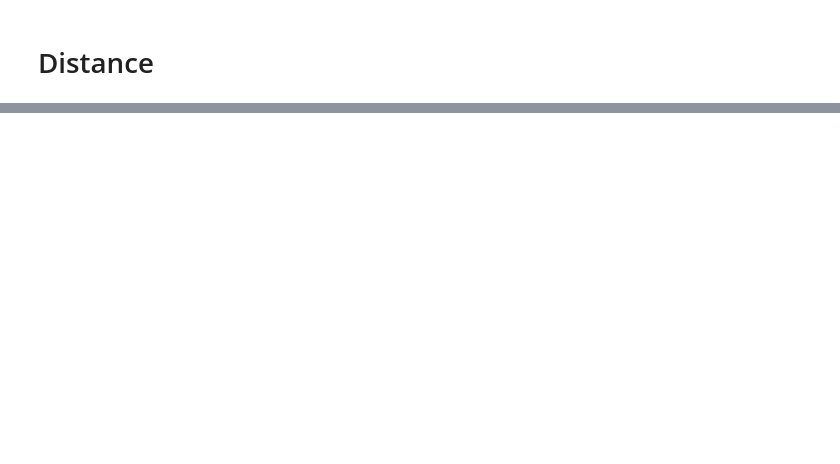
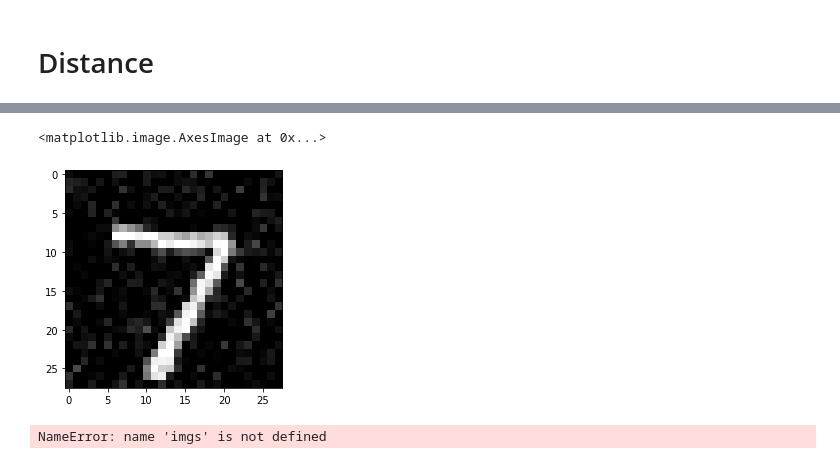
Before and after one commit to CookieBox-NLP/cookiebox, a Jupyter notebook: autoencoder_mnist/cnn_autoencoder_mnist.ipynb, the cells around one changed output, grey strips where cells are left out. Drawn from its saved outputs; the diff is of its cells as text; code cells hidden in the pictures; blank space fills up the shorter version.

```diff
--- a/autoencoder_mnist/cnn_autoencoder_mnist.ipynb
+++ b/autoencoder_mnist/cnn_autoencoder_mnist.ipynb
@@ -87,9 +87,9 @@ X_train = X_train.astype('float32')/255
 X_test = X_test.astype('float32')/255
 X_train = X_train.reshape(len(X_train), np.prod(X_train.shape[1:]))
 X_test = X_test.reshape(len(X_test), np.prod(X_test.shape[1:]))
-X_train_noisy = X_train + np.random.normal(loc=0.0, scale=0.05, size=X_train.shape)
+X_train_noisy = X_train + np.random.normal(loc=0.0, scale=0.1, size=X_train.shape)
 X_train_noisy = np.clip(X_train_noisy, 0., 1.)
-X_test_noisy = X_test + np.random.normal(loc=0.0, scale=0.05, size=X_test.shape)
+X_test_noisy = X_test + np.random.normal(loc=0.0, scale=0.1, size=X_test.shape)
 X_test_noisy = np.clip(X_test_noisy, 0., 1.)
 X_train_noisy = np.reshape(X_train_noisy, (len(X_train_noisy), 28, 28, 1))
 X_test_noisy = np.reshape(X_test_noisy, (len(X_test_noisy), 28, 28, 1))
@@ -169,3 +190,12 @@ imgs += (np.asarray(color.rgb2gray(io.imread('seven.jpg'))).astype('float64')/25
 prediction = autoencoder.predict(imgs)
 # %%
 P = prediction[0].reshape(28, 28)
+# %%
+plt.imshow(X_test_noisy[0].reshape(28, 28))
+# %% [output]
+<matplotlib.image.AxesImage at 0x...>
+[figure, added]
+# %%
+plt.imshow(imgs[0])
+# %% [output]
+NameError: name 'imgs' is not defined
```
Also changed, not shown: parts of 3 cells of this notebook, 10 other files.
